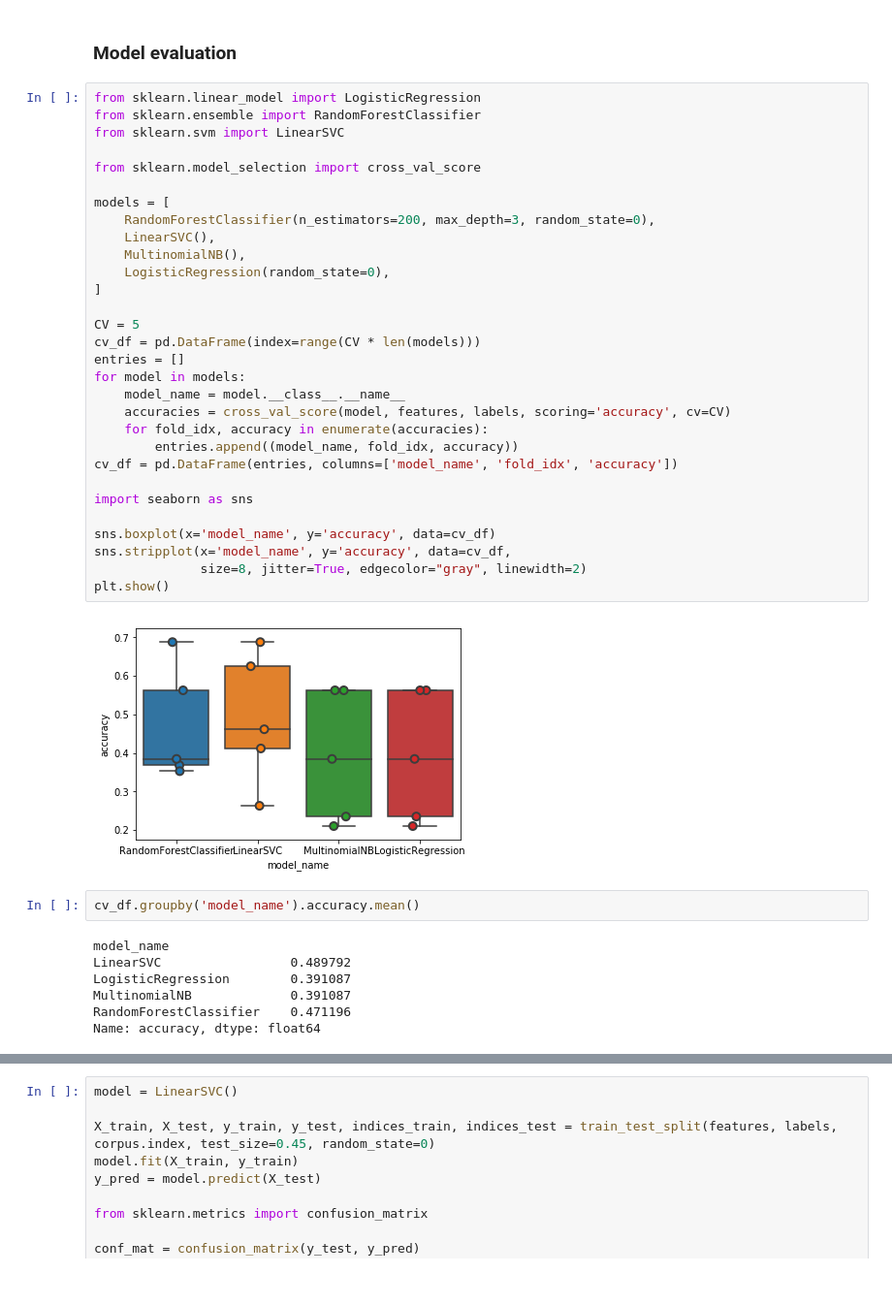
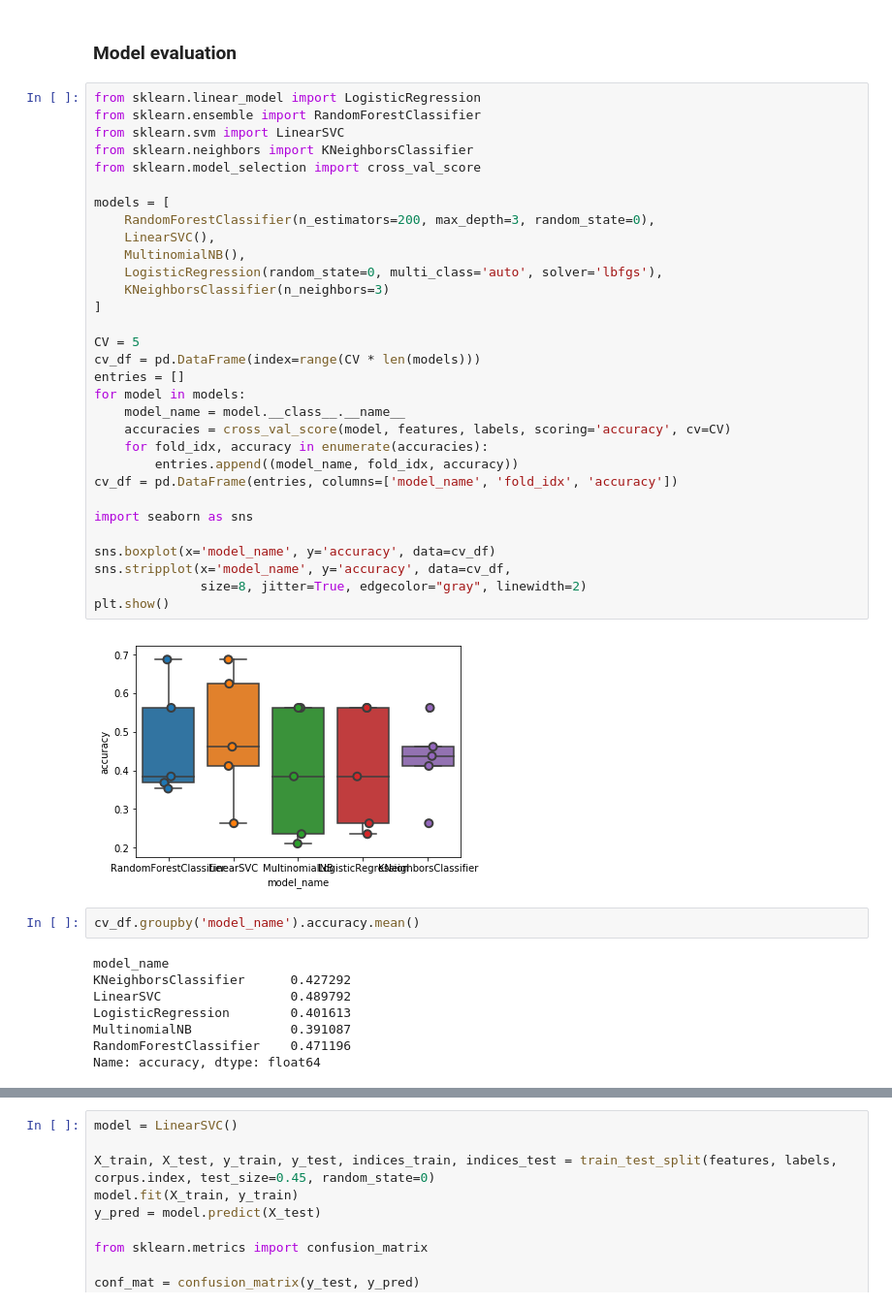
Before and after one commit to bda-19fs/bda-chatbot, a Jupyter notebook: 02_data_review/dqa_secondExtraction.ipynb, the cells around one changed output, grey strips where cells are left out. Shown at 97% size. Cells and saved outputs as stored; diff of their text form.

```diff
--- a/02_data_review/dqa_secondExtraction.ipynb
+++ b/02_data_review/dqa_secondExtraction.ipynb
@@ -137,41 +139,43 @@ print(clf.predict(count_vect.transform(
 # %%
 from sklearn.linear_model import LogisticRegression
 from sklearn.ensemble import RandomForestClassifier
 from sklearn.svm import LinearSVC
-
+from sklearn.neighbors import KNeighborsClassifier
 from sklearn.model_selection import cross_val_score
 
 models = [
     RandomForestClassifier(n_estimators=200, max_depth=3, random_state=0),
     LinearSVC(),
     MultinomialNB(),
-    LogisticRegression(random_state=0),
+    LogisticRegression(random_state=0, multi_class='auto', solver='lbfgs'),
+    KNeighborsClassifier(n_neighbors=3)
 ]
 
 CV = 5
 cv_df = pd.DataFrame(index=range(CV * len(models)))
 entries = []
 for model in models:
     model_name = model.__class__.__name__
     accuracies = cross_val_score(model, features, labels, scoring='accuracy', cv=CV)
     for fold_idx, accuracy in enumerate(accuracies):
         entries.append((model_name, fold_idx, accuracy))
 cv_df = pd.DataFrame(entries, columns=['model_name', 'fold_idx', 'accuracy'])
 
 import seaborn as sns
 
 sns.boxplot(x='model_name', y='accuracy', data=cv_df)
 sns.stripplot(x='model_name', y='accuracy', data=cv_df,
               size=8, jitter=True, edgecolor="gray", linewidth=2)
 plt.show()
 # %% [output]
-[figure, old version]
+[figure, new version]
 # %%
 cv_df.groupby('model_name').accuracy.mean()
 # %% [output]
 model_name
+KNeighborsClassifier      0.427292
 LinearSVC                 0.489792
-LogisticRegression        0.391087
+LogisticRegression        0.401613
 MultinomialNB             0.391087
 RandomForestClassifier    0.471196
 Name: accuracy, dtype: float64
```
Also changed, not shown: parts of 8 cells of this notebook.
